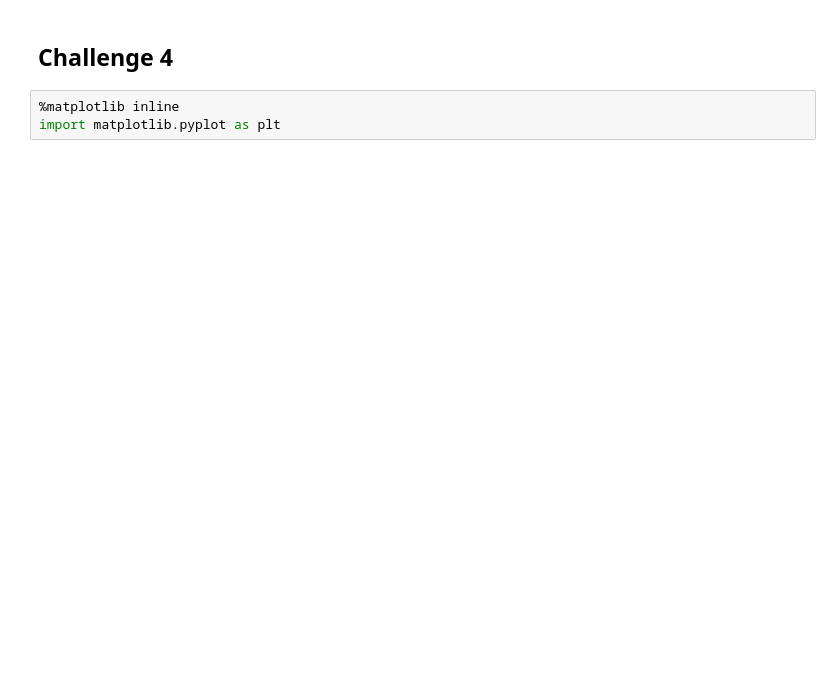
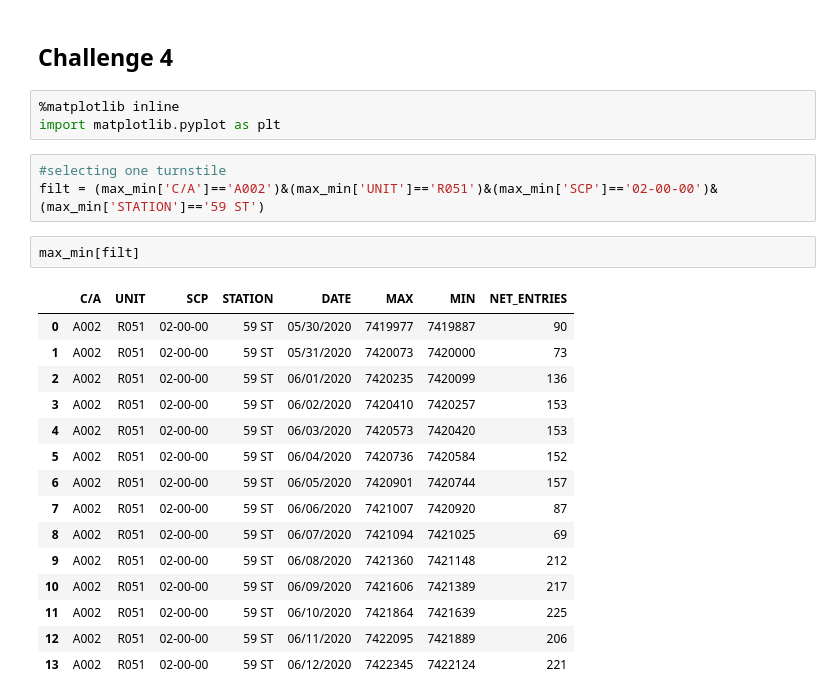
Before and after one commit to eunchanity/davids_repo, a Jupyter notebook: challenges/challenge_1/challenge_set_1_david.ipynb, the cells around one changed output. Saved outputs shown, nothing was run; the diff lists cells and outputs as text; blank space fills up the shorter version.

```diff
--- a/challenges/challenge_1/challenge_set_1_david.ipynb
+++ b/challenges/challenge_1/challenge_set_1_david.ipynb
@@ -99,3 +120,24 @@ TypeError: unsupported operand type(s) for -: 'str' and 'str'
 # %%
 %matplotlib inline
 import matplotlib.pyplot as plt
+# %%
+#selecting one turnstile
+filt = (max_min['C/A']=='A002')&(max_min['UNIT']=='R051')&(max_min['SCP']=='02-00-00')&(max_min['STATION']=='59 ST')
+# %%
+max_min[filt]
+# %% [output]
+|  | C/A | UNIT | SCP | STATION | DATE | MAX | MIN | NET_ENTRIES |
+| 0 | A002 | R051 | 02-00-00 | 59 ST | 05/30/2020 | 7419977 | 7419887 | 90 |
+| 1 | A002 | R051 | 02-00-00 | 59 ST | 05/31/2020 | 7420073 | 7420000 | 73 |
+| 2 | A002 | R051 | 02-00-00 | 59 ST | 06/01/2020 | 7420235 | 7420099 | 136 |
+| 3 | A002 | R051 | 02-00-00 | 59 ST | 06/02/2020 | 7420410 | 7420257 | 153 |
+| 4 | A002 | R051 | 02-00-00 | 59 ST | 06/03/2020 | 7420573 | 7420420 | 153 |
+| 5 | A002 | R051 | 02-00-00 | 59 ST | 06/04/2020 | 7420736 | 7420584 | 152 |
+| 6 | A002 | R051 | 02-00-00 | 59 ST | 06/05/2020 | 7420901 | 7420744 | 157 |
+| 7 | A002 | R051 | 02-00-00 | 59 ST | 06/06/2020 | 7421007 | 7420920 | 87 |
+| 8 | A002 | R051 | 02-00-00 | 59 ST | 06/07/2020 | 7421094 | 7421025 | 69 |
+| 9 | A002 | R051 | 02-00-00 | 59 ST | 06/08/2020 | 7421360 | 7421148 | 212 |
+| 10 | A002 | R051 | 02-00-00 | 59 ST | 06/09/2020 | 7421606 | 7421389 | 217 |
+| 11 | A002 | R051 | 02-00-00 | 59 ST | 06/10/2020 | 7421864 | 7421639 | 225 |
+| 12 | A002 | R051 | 02-00-00 | 59 ST | 06/11/2020 | 7422095 | 7421889 | 206 |
+| 13 | A002 | R051 | 02-00-00 | 59 ST | 06/12/2020 | 7422345 | 7422124 | 221 |
```
Also changed, not shown: parts of 28 cells of this notebook.
